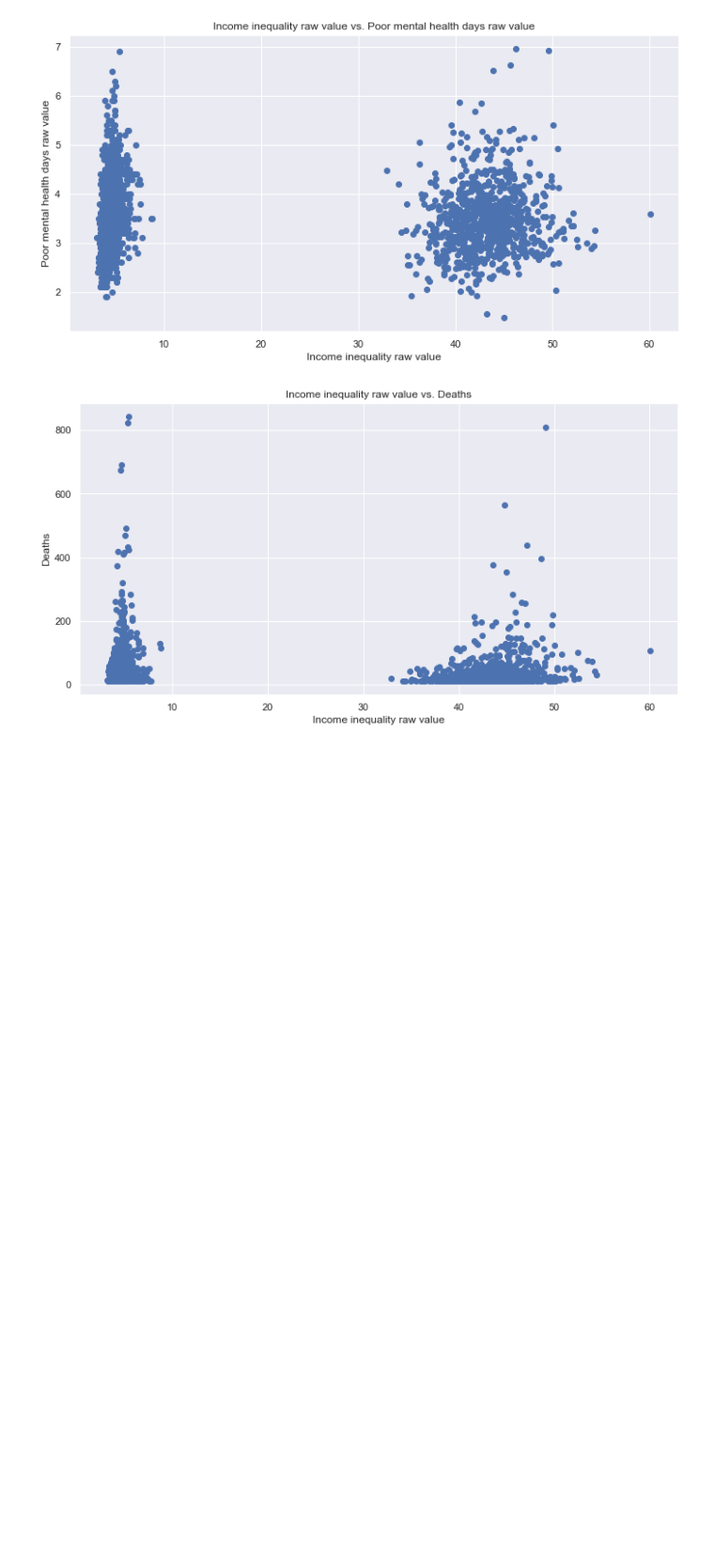
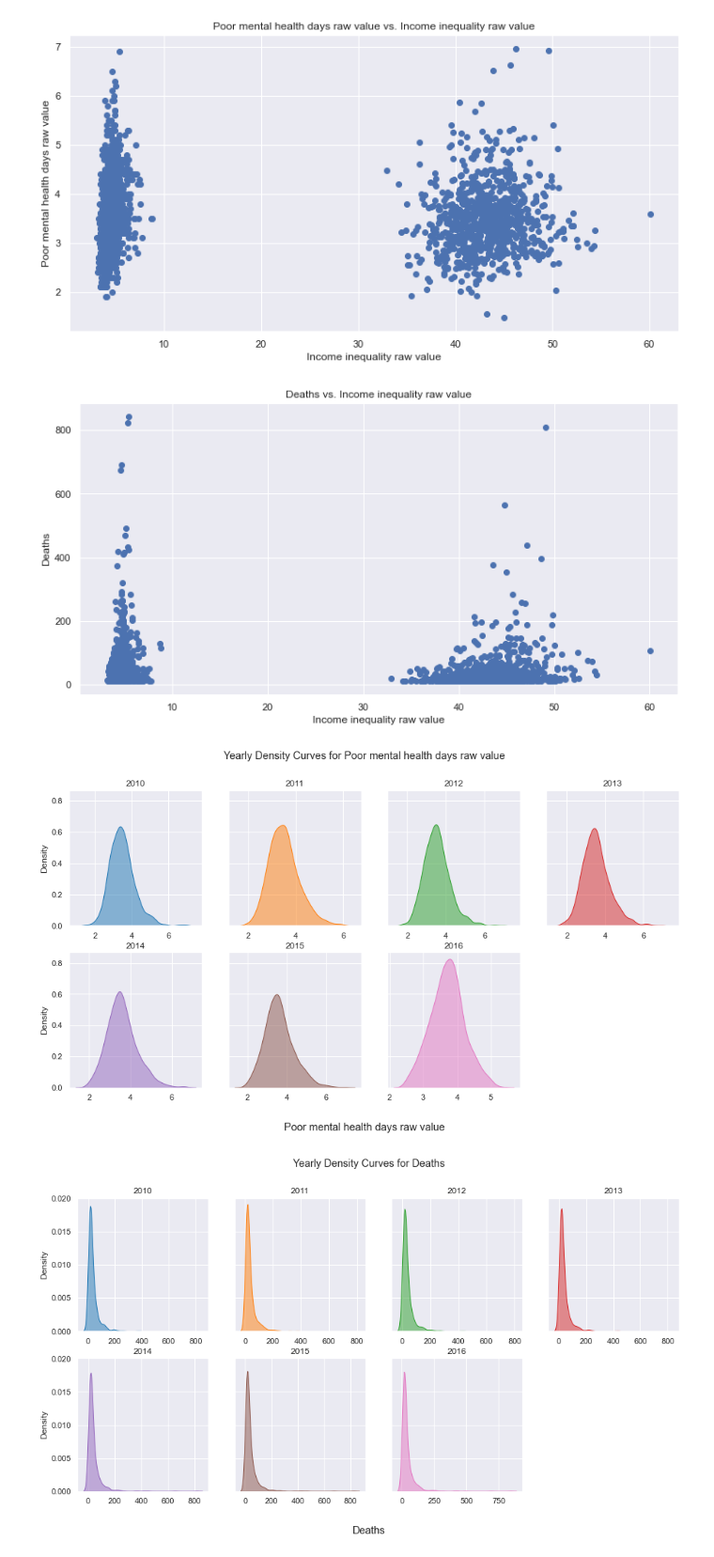
Before and after one commit to abhishekbabu/cse481ds-mental-health, a Jupyter notebook: notebooks/county_level/socioeconomic-mental-health-visualizations.ipynb, the cells around one changed output. Shown: that part at 94% size. Drawn from its saved outputs; the diff is of its cells as text; code cells hidden in the pictures; blank space fills up the shorter version.

Commit message:
Added some density plots

```diff
--- a/notebooks/county_level/socioeconomic-mental-health-visualizations.ipynb
+++ b/notebooks/county_level/socioeconomic-mental-health-visualizations.ipynb
@@ -47,7 +21,7 @@ for i, i_field in enumerate(independent_fields):
         x = field_df[i_field].astype(float).to_numpy()
         y = field_df[d_field].astype(float).to_numpy()
         plt.scatter(x, y)
-        plt.title('{} vs. {}'.format(i_field, d_field))
+        plt.title('{} vs. {}'.format(d_field, i_field))
         plt.ylabel(d_field)
         plt.xlabel(i_field)
         plt.show()
@@ -56,3 +30,22 @@ for i, i_field in enumerate(independent_fields):
 [figure]
 [figure]
 [figure]
+# %%
+years = sorted(filtered_df['Release Year'].unique()) # get unique year
+colors = plt.get_cmap('tab10') # Tableau 10 color scheme
+for i, field in enumerate(dependent_fields): # create density plots for all dependent fields
+    fig, axes = plt.subplots(2, (len(years) + 1) // 2, figsize=(15, 7.5), sharey=True) # create subplot grid
+    field_df = filtered_df[['Release Year', field]].dropna().astype(float)
+    for j, ax in enumerate(axes.flatten()):
+        if j >= len(years):
+            fig.delaxes(ax) # remove all extra axes
+        else:
+            values = field_df[field_df['Release Year'] == years[j]][field].to_numpy() # get values of dependent variable for current year
+            sns.kdeplot(values, shade=True, label=years[j], alpha=0.5, ax=ax, color=colors(j), common_norm=False) # density plot using values and color scheme
+            ax.set_title(years[j])
+    fig.suptitle('Yearly Density Curves for {}'.format(field))
+    fig.supxlabel(field)
+    plt.show()
+# %% [output]
+[figure, added]
+[figure, added]
```
Also changed, not shown: parts of 2 cells of this notebook.
